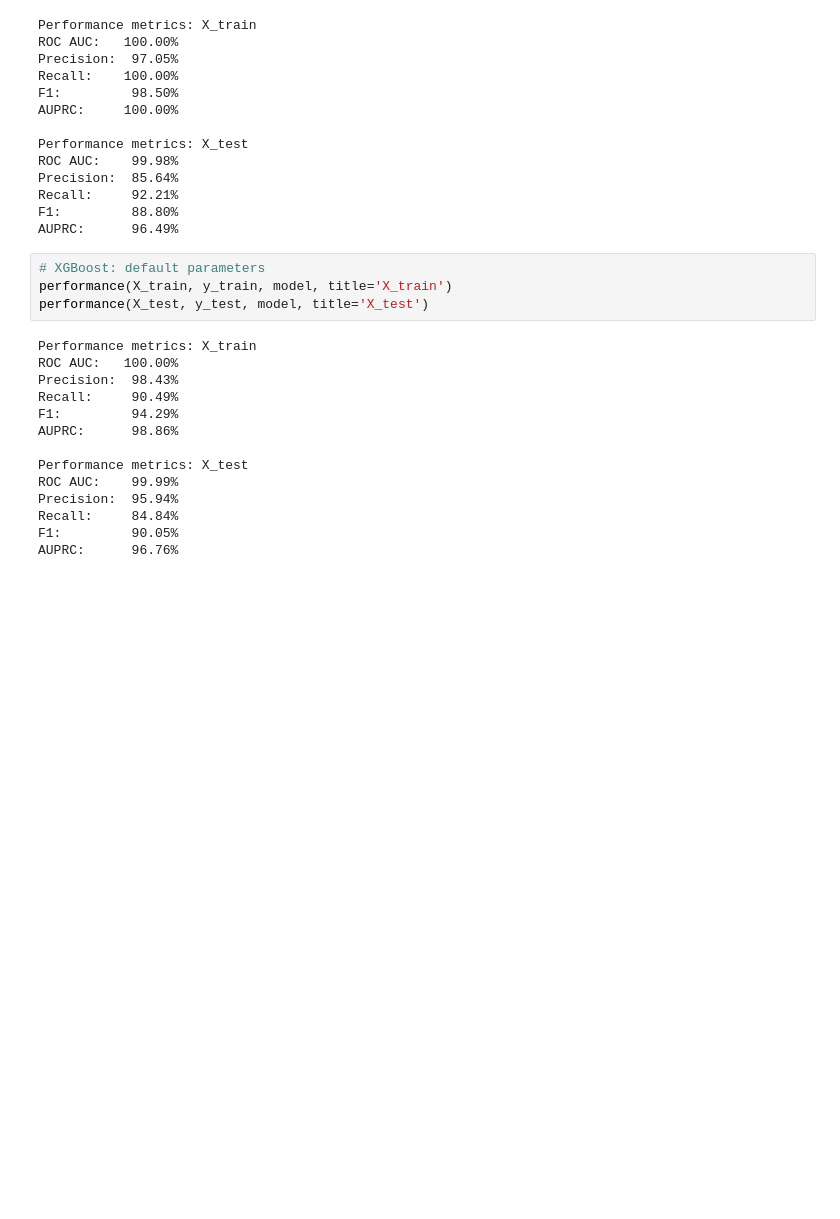
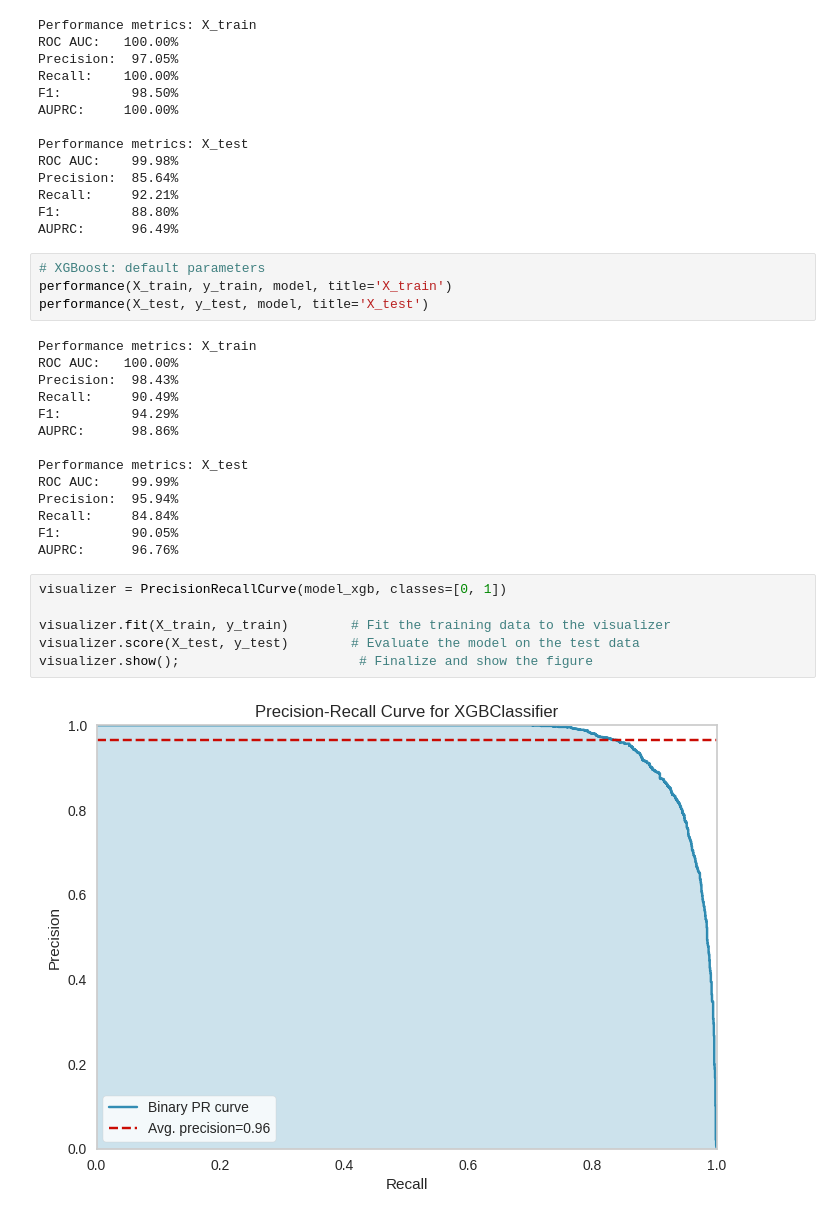
Before and after one commit to omdgit/machine-learning-imbalanced-data, a Jupyter notebook: omd/kaggle_fraud.ipynb, the cells around one changed output. Drawn from its saved outputs; the diff is of its cells as text; blank space fills up the shorter version.

```diff
--- a/omd/kaggle_fraud.ipynb
+++ b/omd/kaggle_fraud.ipynb
@@ -432,3 +439,11 @@ Precision:  95.94%
 Recall:     84.84%
 F1:         90.05%
 AUPRC:      96.76%
+# %%
+visualizer = PrecisionRecallCurve(model_xgb, classes=[0, 1])
+
+visualizer.fit(X_train, y_train)        # Fit the training data to the visualizer
+visualizer.score(X_test, y_test)        # Evaluate the model on the test data
+visualizer.show();                       # Finalize and show the figure
+# %% [output]
+[figure, added]
```
Also changed, not shown: parts of 11 cells of this notebook.
